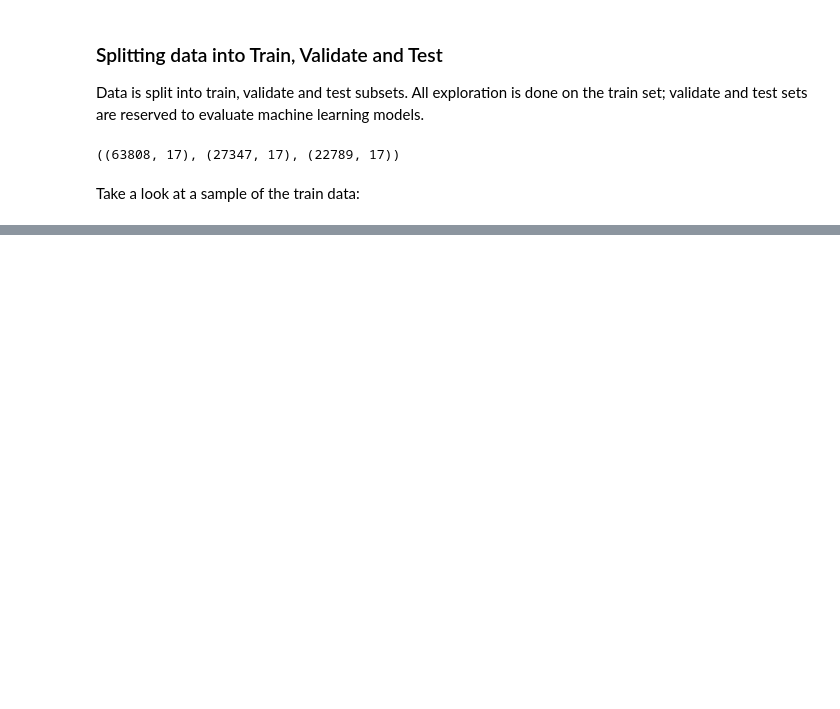
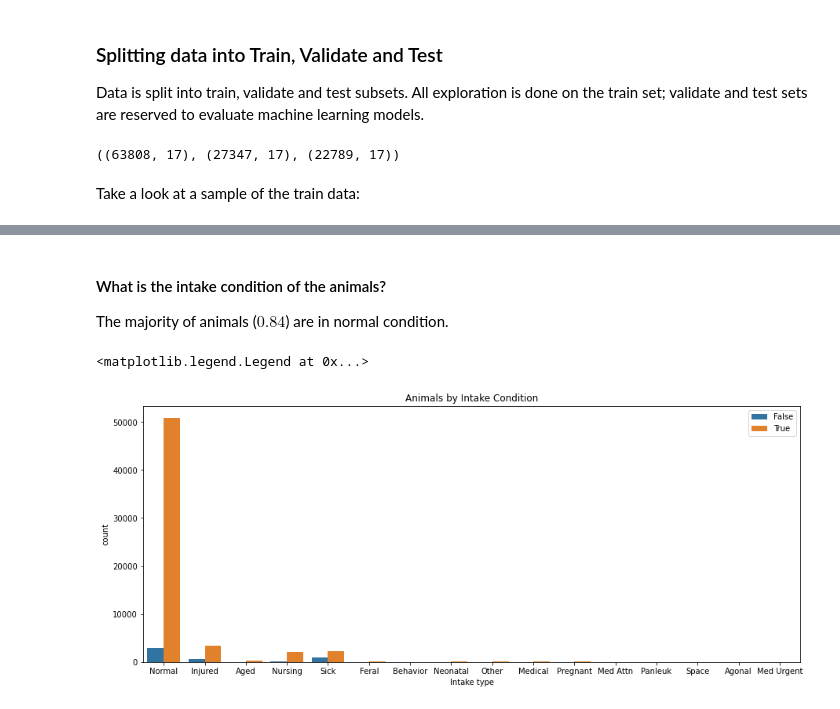
Before and after one commit to stephenfitzsimon/pet_adoption_project, a Jupyter notebook: final_adoption_report.ipynb, the cells around one changed output, grey strips where cells are left out. Cells and saved outputs as stored; diff of their text form; code cells hidden in the pictures; blank space fills up the shorter version.

```diff
--- a/final_adoption_report.ipynb
+++ b/final_adoption_report.ipynb
@@ -215,0 +314,15 @@ Name: target_outcome, dtype: float64
+# %% [markdown]
+#### What is the intake condition of the animals?
+
+The majority of animals ($0.84$) are in normal condition.
+# %%
+#make plot
+plt.figure(figsize=PLT_SIZE)
+sns.countplot(data=train, x='intake_condition', hue='is_dog_cat')
+#set strings
+plt.title('Animals by Intake Condition')
+plt.xlabel('Intake type')
+plt.legend(loc='upper right')
+# %% [output]
+<matplotlib.legend.Legend at 0x...>
+[figure, added]
```
Also changed, not shown: parts of 29 cells of this notebook, 2 other files.
